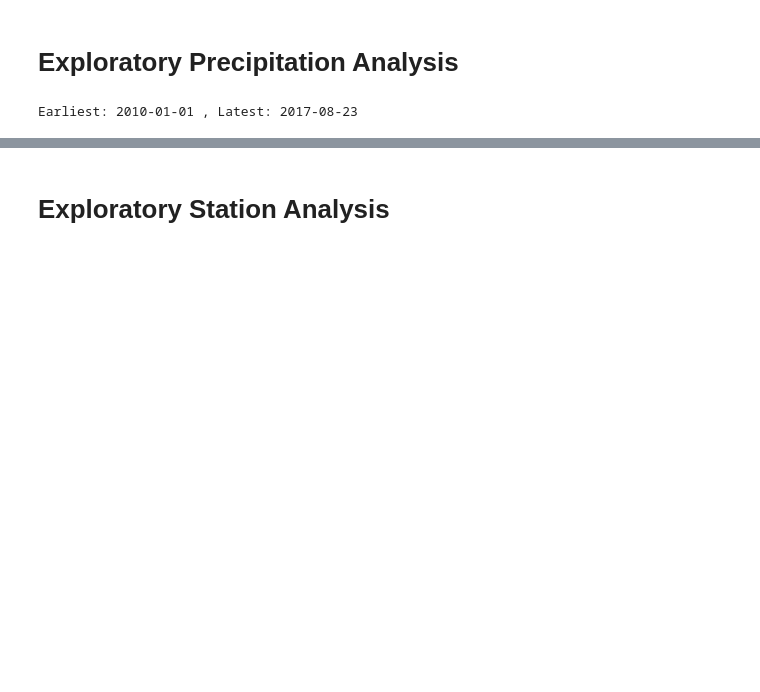
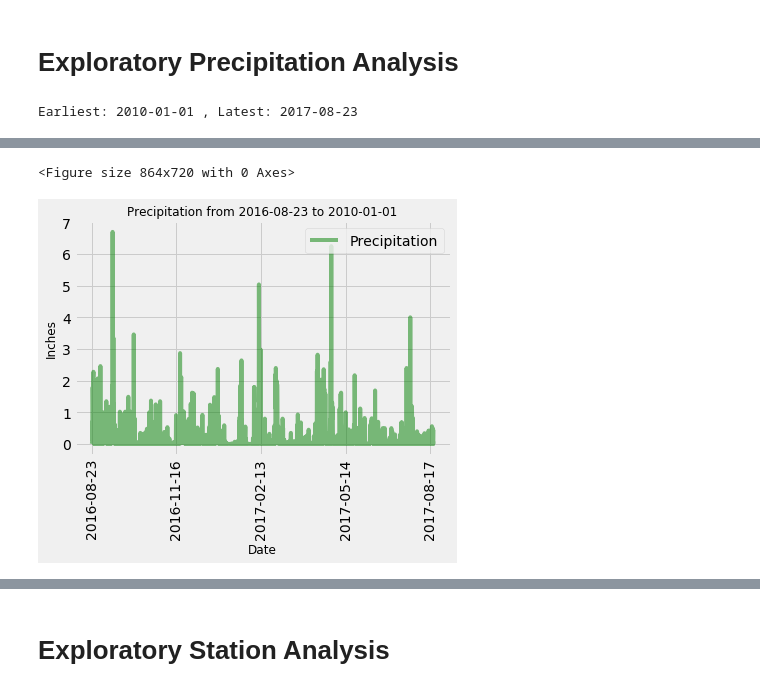
Before and after one commit to TanishaCooper/sqlalchemy-challenge, a Jupyter notebook: SQL/climate_starter.ipynb, the cells around one changed output, grey strips where cells are left out. Saved outputs shown, nothing was run; the diff lists cells and outputs as text; code cells hidden in the pictures; blank space fills up the shorter version.

```diff
--- a/SQL/climate_starter.ipynb
+++ b/SQL/climate_starter.ipynb
@@ -119 +126,22 @@ prcp_df.head()
+# %%
+# Use Pandas Plotting with Matplotlib to plot the data
+x = prcp_df.index.tolist()
+y = prcp_df["Precipitation"].tolist()
+#x
+#y
+
+plt.figure(figsize=(12,10))
+prcp_df.plot(color= "green", alpha=0.5, rot=90)
+plt.title(f"Precipitation from {recent_date_one_year} to {earliest_dt_str[0]}", fontsize=12)
+plt.xlabel("Date", fontsize=12)
+plt.ylabel("Inches", fontsize=12)
+plt.grid(which="major", axis="both", linestyle="-")
+plt.legend(loc ='upper right')
+
+
+plt.savefig("/Users/tanishacooper/code/sqlalchemy-challenge/Images/precipitation.png")
+plt.show()
+# %% [output]
+<Figure size 864x720 with 0 Axes>
+[figure, added]
 # %%
```
Also changed, not shown: parts of 7 cells of this notebook, 4 other files.
